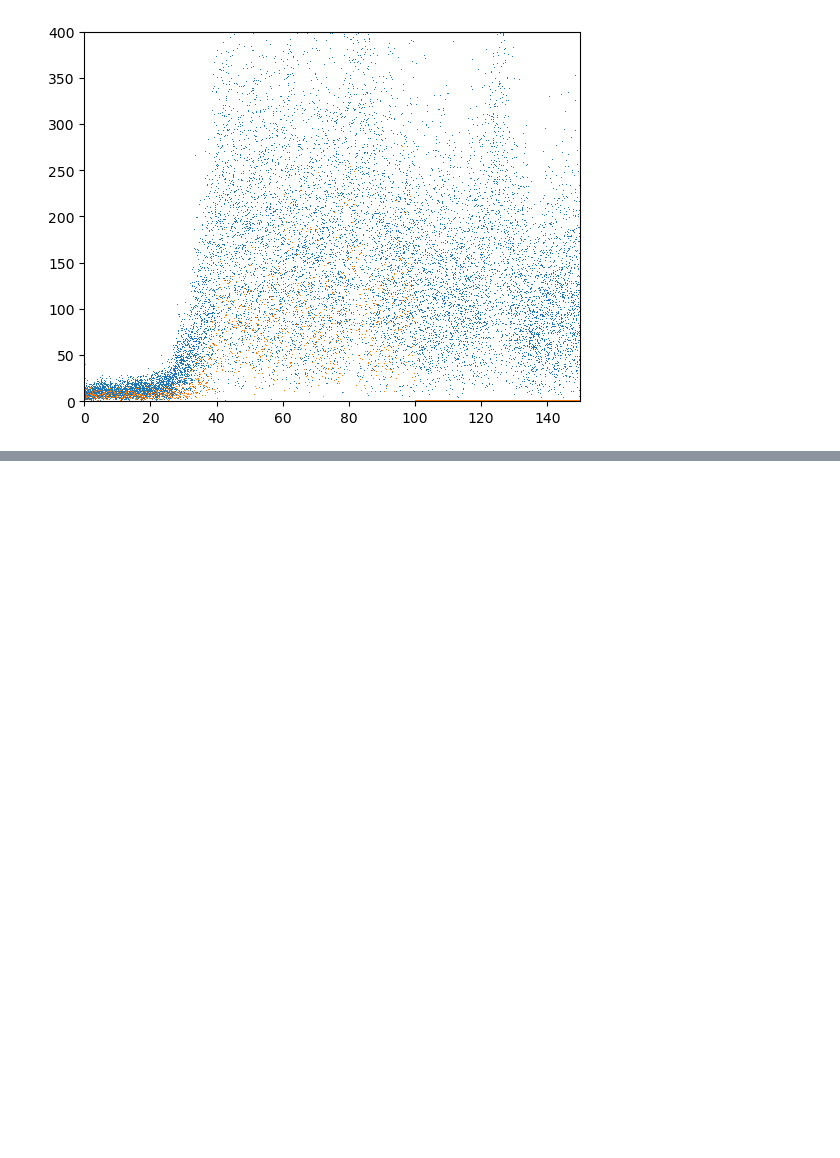
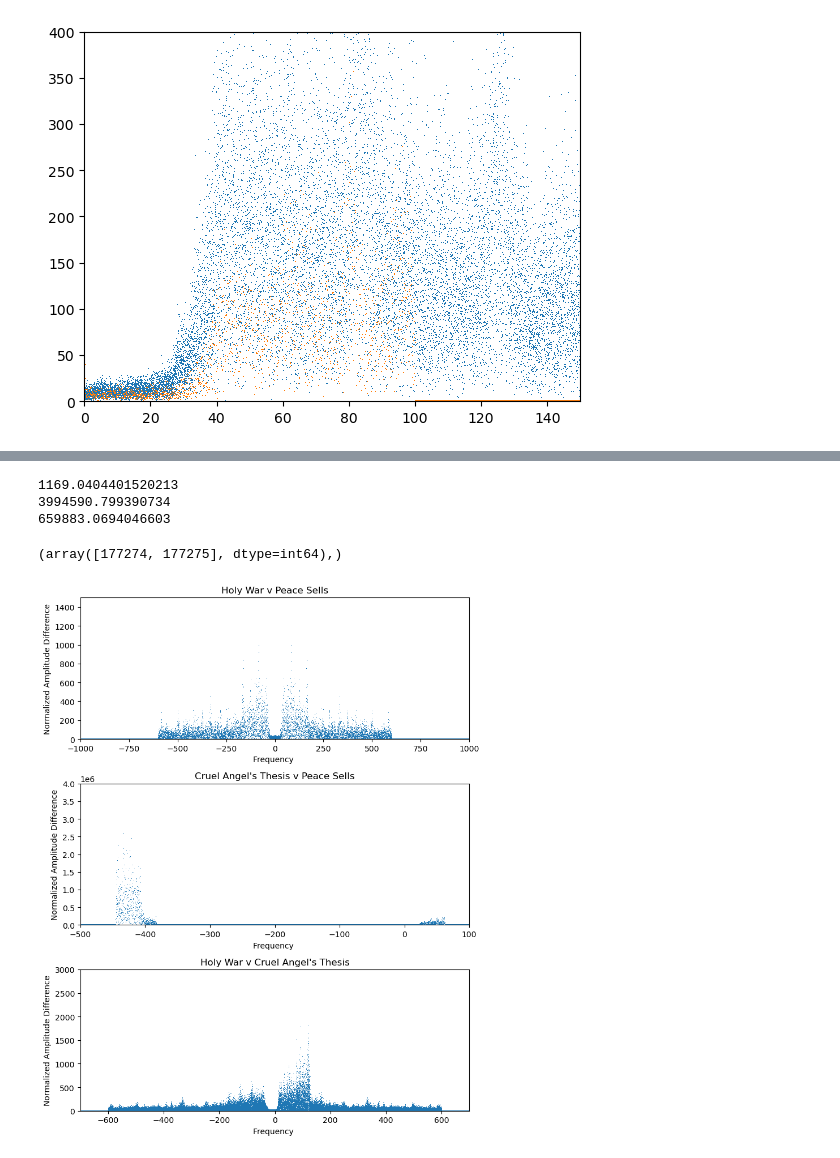
Before and after one commit to coldmayo/Megadeth-Analysis, a Jupyter notebook: ppw_analysis.ipynb, the cells around one changed output, grey strips where cells are left out. Saved outputs shown, nothing was run; the diff lists cells and outputs as text; code cells hidden in the pictures; blank space fills up the shorter version.

```diff
--- a/ppw_analysis.ipynb
+++ b/ppw_analysis.ipynb
@@ -37,24 +37,34 @@ def cleaning(samplerate,data,freqCutoff):
 ps_sr, ps_dat = wavfile.read('./peace-sells-intro.wav')
 
 hw_sr, hw_dat = wavfile.read('./holy-wars-intro.wav')
+
+cat_sr, cat_dat = wavfile.read('./greatest-song-ever-intro.wav')
 # %%
 ps_N, ps_length, ps_T0, ps_dt, ps_time = gather_data(ps_sr, ps_dat)
 
 hw_N, hw_length, ps_T0, hw_dt, hw_time = gather_data(hw_sr, hw_dat)
 
+cat_N, cat_length, cat_T0, cat_dt, cat_time = gather_data(hw_sr, hw_dat)
+
 ps_cutoff = 100
 
 hw_cutoff = 600
 
+cat_cutoff = 500
+
 ps_time, ps_intro, ps_freq = cleaning(ps_sr, ps_dat, ps_cutoff)
 
 hw_time, hw_intro, hw_freq = cleaning(hw_sr, hw_dat, hw_cutoff)
+
+cat_time, cat_intro, cat_freq = cleaning(cat_sr, cat_dat, cat_cutoff)
 # %%
 wavfile.write("./ps_cleaned.wav", ps_sr, np.abs(ps_intro))
 wavfile.write("./hw_cleaned.wav", hw_sr, np.abs(hw_intro))
 # %%
 ps_cleaned_fft = (2/ps_N)*fft(ps_intro)
-ps_freq = fftfreq(ps_N, ps_dt)
+
 
 hw_cleaned_fft = (2/hw_N)*fft(hw_intro)
-hw_freq = fftfreq(hw_N, hw_dt)
+
+
+cat_cleaned_fft = (2/cat_N)*fft(cat_intro)
@@ -170,0 +152,58 @@ corr[np.where(corr == np.min(corr))]
+# %%
+# gener
+
+ps_v_hw_diff = rebin_diff(ps_cleaned_fft, hw_cleaned_fft, ps_freq, hw_freq)
+
+cat_v_ps_diff = rebin_diff(cat_cleaned_fft, ps_cleaned_fft, cat_freq, ps_freq)
+
+hw_v_cat_diff = rebin_diff(hw_cleaned_fft, cat_cleaned_fft, hw_freq, cat_freq)
+# %%
+print(np.max(np.abs(ps_v_hw_diff)))
+
+print(np.max(np.abs(cat_v_ps_diff)))
+
+print(np.max(np.abs(hw_v_cat_diff)))
+# %% [output]
+1169.0404401520213
+3994590.799390734
+659883.0694046603
+# %%
+ps_v_hw_norm_diff = np.abs(ps_v_hw_diff)/np.max(np.abs(ps_v_hw_diff))
+
+cat_v_ps_norm_diff = np.abs(cat_v_ps_diff)/np.max(np.abs(cat_v_ps_diff))
+
+hw_v_cat_norm_diff = np.abs(hw_v_cat_diff)/np.max(np.abs(hw_v_cat_diff))
+
+remove_outlier_mask = np.where(hw_v_cat_norm_diff >= 0.5)
+print(remove_outlier_mask)
+
+hw_v_cat_norm_diff[remove_outlier_mask] = 0
+
+hw_v_cat_renorm_diff = hw_v_cat_norm_diff/np.max(np.abs(hw_v_cat_norm_diff))
+# %% [output]
+(array([177274, 177275], dtype=int64),)
+# %%
+fig, ax = plt.subplots(3,1, figsize = (8,10))
+
+ax[0].plot(ps_freq,ps_v_hw_diff, marker = ",", linestyle="")
+ax[0].axis([-1000,1000,0,1500])
+ax[0].set_xlabel("Frequency ")
+ax[0].set_ylabel("Normalized Amplitude Difference")
+ax[0].set_title("Holy War v Peace Sells")
+
+
+ax[1].plot(cat_freq, cat_v_ps_diff, marker = ",", linestyle="")
+ax[1].axis([-500,100,0,4000000])
+ax[1].set_xlabel("Frequency ")
+ax[1].set_ylabel("Normalized Amplitude Difference")
+ax[1].set_title("Cruel Angel's Thesis v Peace Sells")
+
+ax[2].plot(hw_freq, hw_v_cat_diff, marker = ",", linestyle="")
+ax[2].axis([-700,700,0,3000])
+ax[2].set_xlabel("Frequency ")
+ax[2].set_ylabel("Normalized Amplitude Difference")
+ax[2].set_title("Holy War v Cruel Angel's Thesis")
+
+plt.tight_layout()
+# %% [output]
+[figure, added]
```
Also changed, not shown: parts of 8 cells of this notebook.
